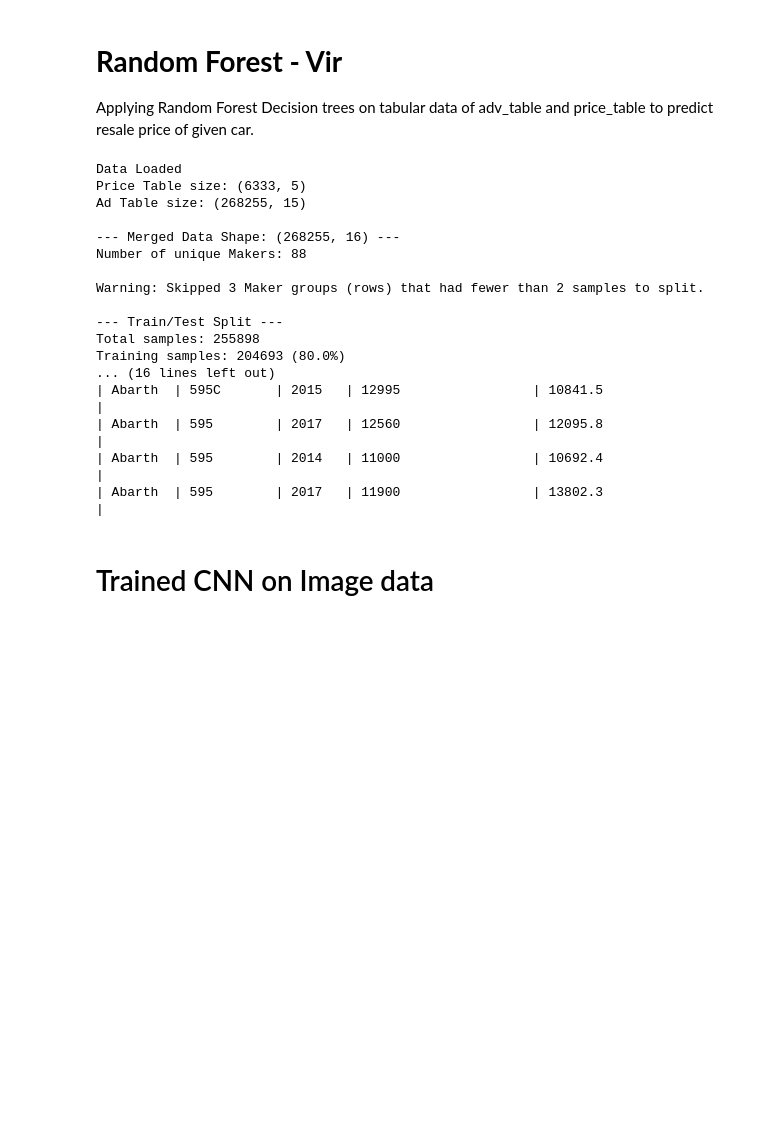
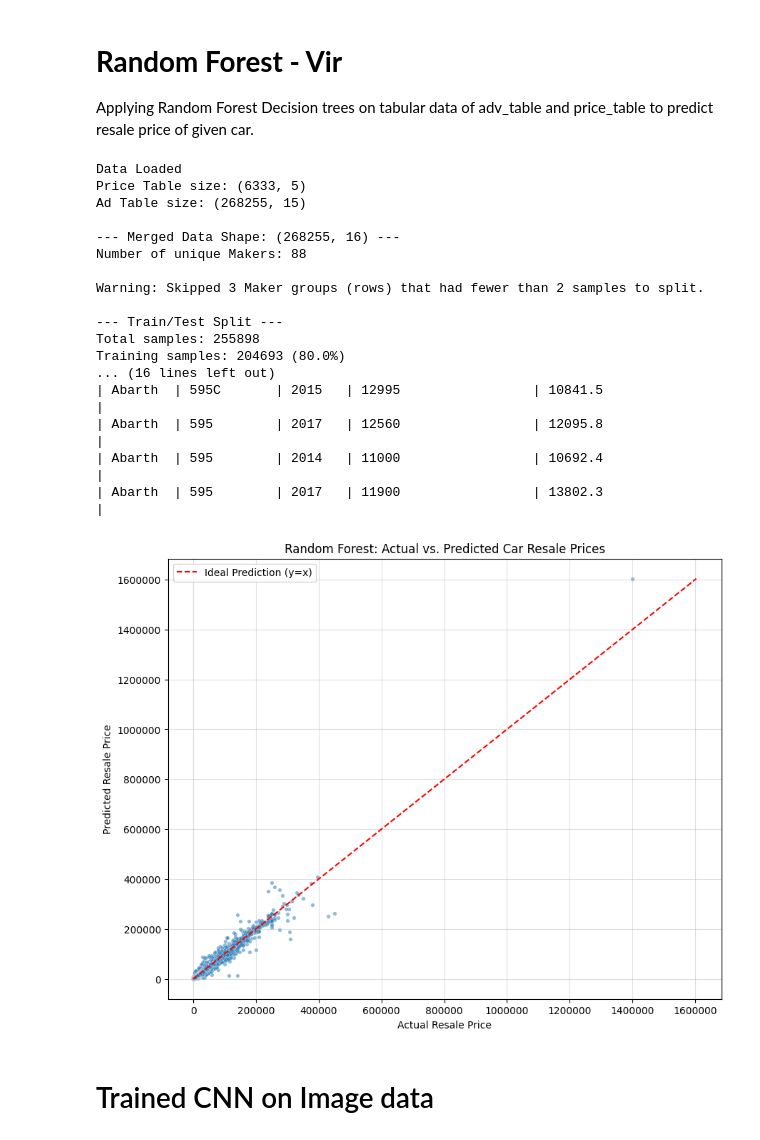
Before and after one commit to JCherry101/DMML-GROUP_12, a Jupyter notebook: DMML_GROUP_12.ipynb, the cells around one changed output. Saved outputs shown, nothing was run; the diff lists cells and outputs as text; code cells hidden in the pictures; blank space fills up the shorter version.

```diff
--- a/DMML_GROUP_12.ipynb
+++ b/DMML_GROUP_12.ipynb
@@ -1157,6 +1758,8 @@ Applying Random Forest Decision trees on tabular data of adv_table and price_tab
 # %%
 import pandas as pd
 import numpy as np
+import matplotlib.pyplot as plt
+import seaborn as sns
 
 from sklearn.model_selection import train_test_split
 from sklearn.ensemble import RandomForestRegressor
@@ -1306,10 +1909,10 @@ print(f"Testing samples: {len(X_test)} ({len(X_test)/len(X_encoded):.1%})")
 
 
 model = RandomForestRegressor(
-    n_estimators=300,
-    max_depth=None,
+    estimators=300,
+    depth=None,
     random_state=42,
-    n_jobs=-1
+    jobs=-1
 )
 
 model.fit(X_train, y_train)
@@ -1333,38 +1936,53 @@ results_df = pd.DataFrame({
     'Predicted_Resale_Price': y_pred.round(2)
 })
 
 # Add Maker and Genmodel back for context
 context_df = merged_df.loc[test_index][['Maker', 'Genmodel', 'Year']]
 results_df = context_df.merge(results_df, left_index=True, right_index=True)
 
 print("\n--- Actual vs. Predicted Resale Prices (Sample of Test Set) ---")
 print(results_df.head(10).to_markdown(index=False, numalign="left", stralign="left"))
 
+plot_df = pd.DataFrame({
+    'Actual_Price': y_test,
+    'Predicted_Price': y_pred
+})
 
-# ------------------------------
-# 8. SAVE MODEL (optional for team use)
-# ------------------------------
-#import joblib
-#joblib.dump(model, "/content/drive/MyDrive/random_forest_price_model.pkl")
+plt.figure(figsize=(10, 8))
+# Use Seaborn for the scatter plot
+sns.scatterplot(x='Actual_Price', y='Predicted_Price', data=plot_df, alpha=0.5, s=15)
 
-#print("Model saved to Google Drive.")
+# Calculate the limits for the perfect prediction line
+max_price = plot_df[['Actual_Price', 'Predicted_Price']].max().max()
+
+# Plot the ideal line (y=x)
+plt.plot([0, max_price], [0, max_price], color='red', linestyle='--', label='Ideal Prediction (y=x)')
+
+plt.title('Random Forest: Actual vs. Predicted Car Resale Prices')
+plt.xlabel('Actual Resale Price')
+plt.ylabel('Predicted Resale Price')
+plt.legend()
+plt.grid(True, alpha=0.4)
+plt.ticklabel_format(style='plain', axis='both') # Use standard numbering instead of scientific
+plt.show()
 # %% [output]
 Data Loaded
 Price Table size: (6333, 5)
 Ad Table size: (268255, 15)
 
 --- Merged Data Shape: (268255, 16) ---
 Number of unique Makers: 88
 
 Warning: Skipped 3 Maker groups (rows) that had fewer than 2 samples to split.
 
 --- Train/Test Split ---
 Total samples: 255898
 Training samples: 204693 (80.0%)
 ... (16 lines left out)
 | Abarth  | 595C       | 2015   | 12995                 | 10841.5                  |
 | Abarth  | 595        | 2017   | 12560                 | 12095.8                  |
 | Abarth  | 595        | 2014   | 11000                 | 10692.4                  |
 | Abarth  | 595        | 2017   | 11900                 | 13802.3                  |
+[figure, added]
 # %% [markdown]
 # Trained CNN on Image data
```
Also changed, not shown: parts of 9 cells of this notebook.
